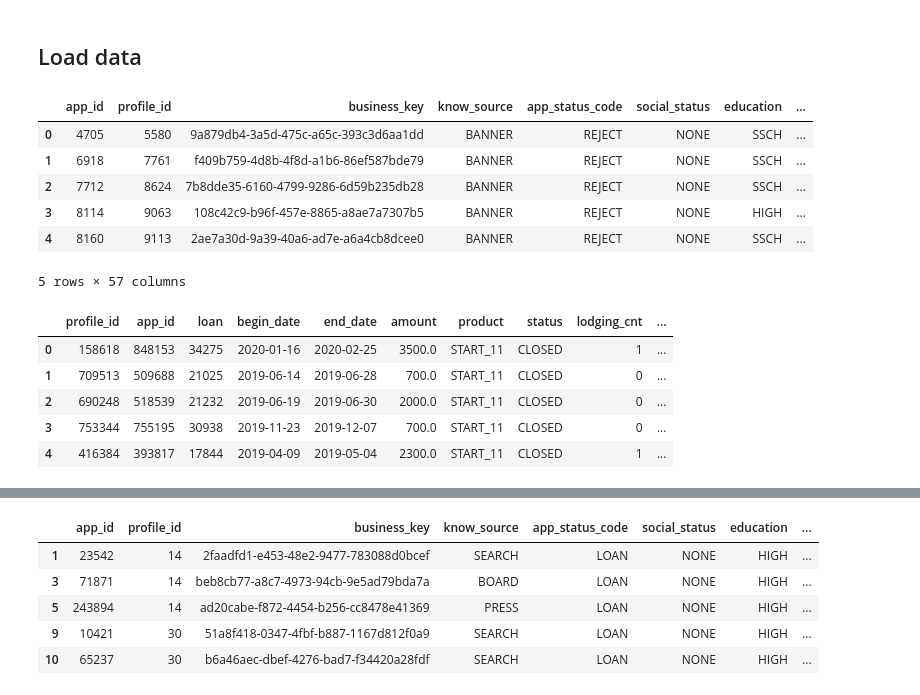
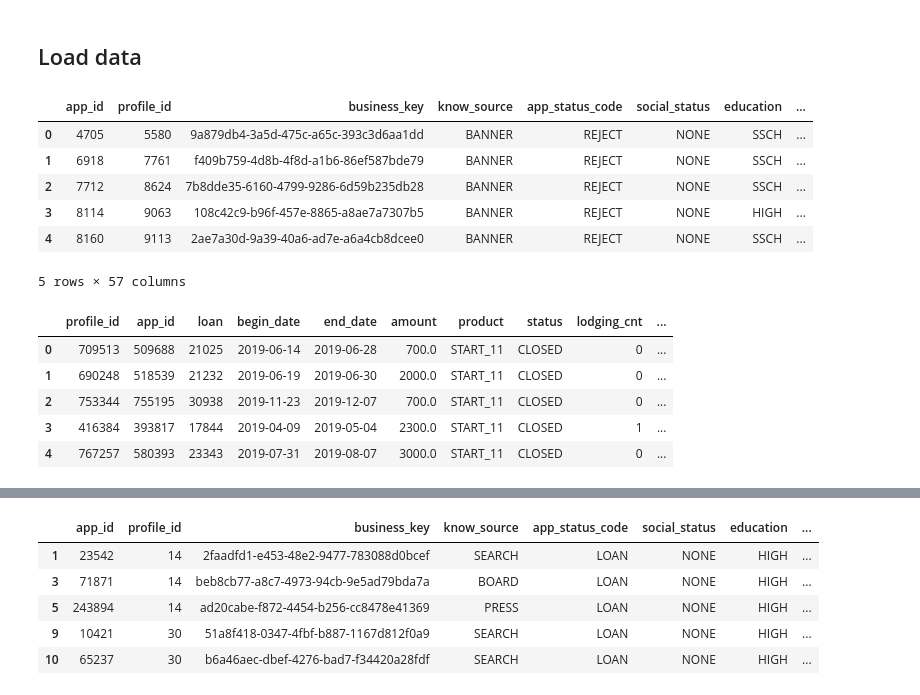
Before and after one commit to RomanShevtsiv/lending-score-model, a Jupyter notebook: notebooks/eda-apps.ipynb, the cells around one changed output, grey strips where cells are left out. Saved outputs shown, nothing was run; the diff lists cells and outputs as text; code cells hidden in the pictures.

```diff
--- a/notebooks/eda-apps.ipynb
+++ b/notebooks/eda-apps.ipynb
@@ -125,25 +125,25 @@ from datetime import timedelta
 # %%
 # load data
 
 df_apps = pd.read_csv('../data/raw/dr_applications_full.csv')
 display(df_apps.head())
 
-df_loans = pd.read_csv('../data/raw/dr_loans.csv')
+df_loans = pd.read_csv('../data/interim/int_loans.csv')
 display(df_loans.head())
 # %% [output]
 |  | app_id | profile_id | business_key | know_source | app_status_code | social_status | education | ... |
 | 0 | 4705 | 5580 | 9a879db4-3a5d-475c-a65c-393c3d6aa1dd | BANNER | REJECT | NONE | SSCH | ... |
 | 1 | 6918 | 7761 | f409b759-4d8b-4f8d-a1b6-86ef587bde79 | BANNER | REJECT | NONE | SSCH | ... |
 | 2 | 7712 | 8624 | 7b8dde35-6160-4799-9286-6d59b235db28 | BANNER | REJECT | NONE | SSCH | ... |
 | 3 | 8114 | 9063 | 108c42c9-b96f-457e-8865-a8ae7a7307b5 | BANNER | REJECT | NONE | HIGH | ... |
 | 4 | 8160 | 9113 | 2ae7a30d-9a39-40a6-ad7e-a6a4cb8dcee0 | BANNER | REJECT | NONE | SSCH | ... |
 5 rows × 57 columns
 |  | profile_id | app_id | loan | begin_date | end_date | amount | product | status | lodging_cnt | ... |
-| 0 | 158618 | 848153 | 34275 | 2020-01-16 | 2020-02-25 | 3500.0 | START_11 | CLOSED | 1 | ... |
-| 1 | 709513 | 509688 | 21025 | 2019-06-14 | 2019-06-28 | 700.0 | START_11 | CLOSED | 0 | ... |
-| 2 | 690248 | 518539 | 21232 | 2019-06-19 | 2019-06-30 | 2000.0 | START_11 | CLOSED | 0 | ... |
-| 3 | 753344 | 755195 | 30938 | 2019-11-23 | 2019-12-07 | 700.0 | START_11 | CLOSED | 0 | ... |
-| 4 | 416384 | 393817 | 17844 | 2019-04-09 | 2019-05-04 | 2300.0 | START_11 | CLOSED | 1 | ... |
+| 0 | 709513 | 509688 | 21025 | 2019-06-14 | 2019-06-28 | 700.0 | START_11 | CLOSED | 0 | ... |
+| 1 | 690248 | 518539 | 21232 | 2019-06-19 | 2019-06-30 | 2000.0 | START_11 | CLOSED | 0 | ... |
+| 2 | 753344 | 755195 | 30938 | 2019-11-23 | 2019-12-07 | 700.0 | START_11 | CLOSED | 0 | ... |
+| 3 | 416384 | 393817 | 17844 | 2019-04-09 | 2019-05-04 | 2300.0 | START_11 | CLOSED | 1 | ... |
+| 4 | 767257 | 580393 | 23343 | 2019-07-31 | 2019-08-07 | 3000.0 | START_11 | CLOSED | 0 | ... |
 # %%
 # convert 'begin_date' and 'end_date' fields to datetime type
 df_loans.loc[:,['begin_date', 'end_date']] = df_loans[['begin_date', 'end_date']].transform(pd.to_datetime)
```
Also changed, not shown: parts of 16 cells of this notebook, 2 other files.
